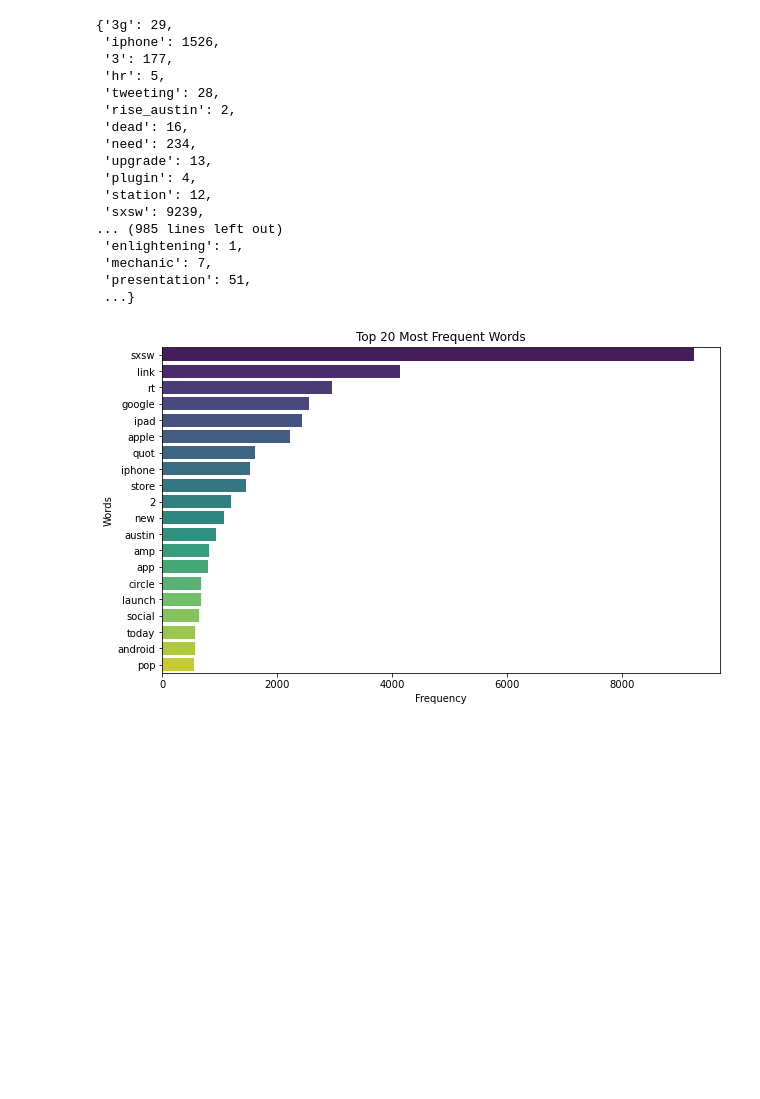
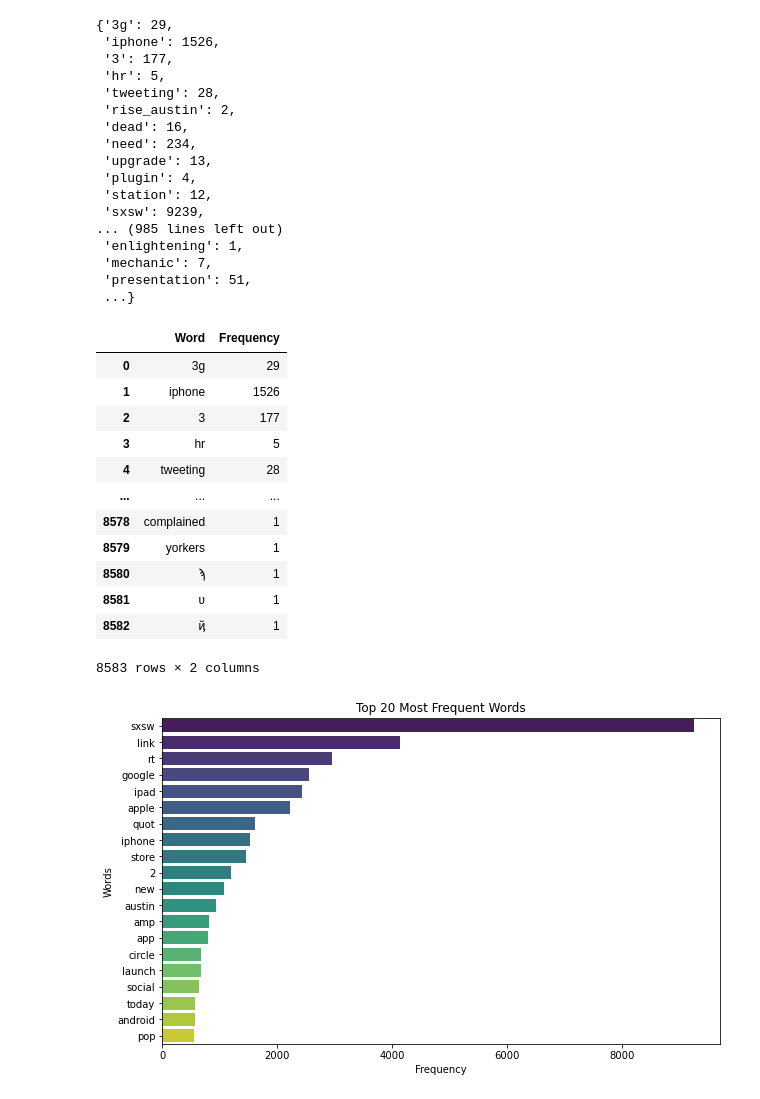
Before and after one commit to byrdwcrawford/NLP-Sentiment-Classification, a Jupyter notebook: NLP Notebook.ipynb, the cells around one changed output. Drawn from its saved outputs; the diff is of its cells as text; code cells hidden in the pictures; blank space fills up the shorter version.

```diff
--- a/NLP Notebook.ipynb
+++ b/NLP Notebook.ipynb
@@ -189,6 +199,23 @@ test_vectorized
  'mechanic': 7,
  'presentation': 51,
  ...}
+# %%
+freq_df = pd.DataFrame(list(test_vectorized.items()), columns=['Word', 'Frequency'])
+freq_df
+# %% [output]
+|  | Word | Frequency |
+| 0 | 3g | 29 |
+| 1 | iphone | 1526 |
+| 2 | 3 | 177 |
+| 3 | hr | 5 |
+| 4 | tweeting | 28 |
+| ... | ... | ... |
+| 8578 | complained | 1 |
+| 8579 | yorkers | 1 |
+| 8580 | ϡ | 1 |
+| 8581 | ʋ | 1 |
+| 8582 | ҋ | 1 |
+8583 rows × 2 columns
 # %%
 # Convert the word frequency dictionary to a DataFrame
 freq_df = pd.DataFrame(list(test_vectorized.items()), columns=['Word', 'Frequency'])
```
Also changed, not shown: parts of 13 cells of this notebook.
